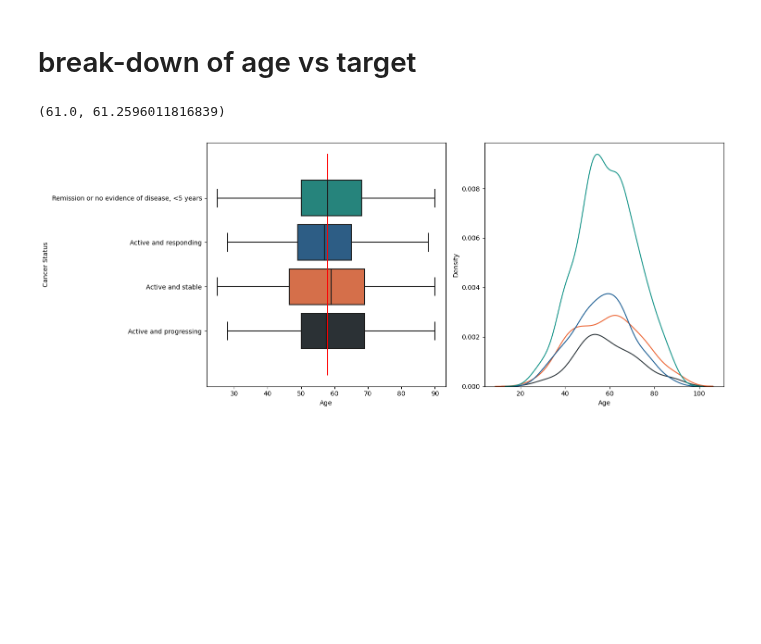
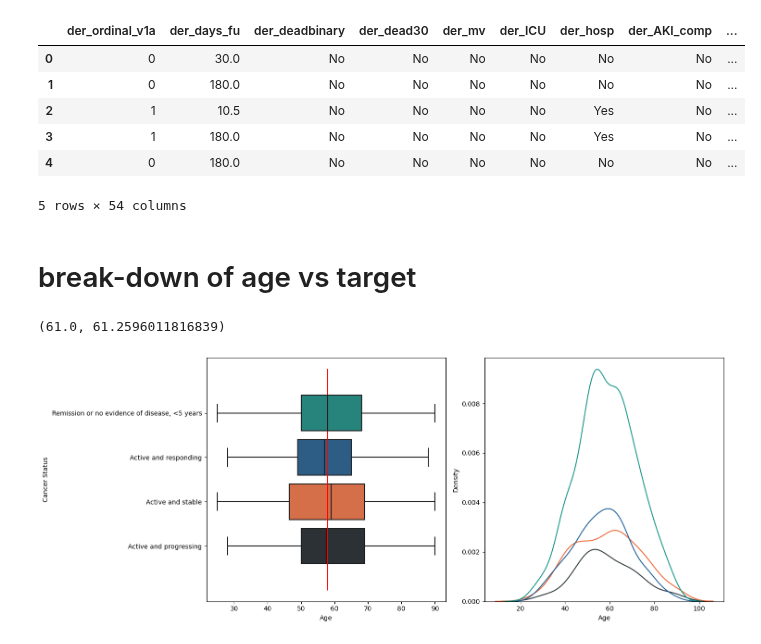
Before and after one commit to HSaleem352/Bootcamp-Project1, a Jupyter notebook: data_cleaning_dean.ipynb, the cells around one changed output. Drawn from its saved outputs; the diff is of its cells as text; code cells hidden in the pictures; blank space fills up the shorter version.

```diff
--- a/data_cleaning_dean.ipynb
+++ b/data_cleaning_dean.ipynb
@@ -1,21 +1,30 @@
 # %%
 !pip install -q pyreadr seaborn
-!wget -O 48_-_breast_cancer_data.RData "https://zenodo.org/records/7657781/files/48_-_breast_cancer_data.RData?download=1"
+# !wget -O 48_-_breast_cancer_data.RData "https://zenodo.org/records/7657781/files/48_-_breast_cancer_data.RData?download=1"
 
 import pyreadr
 import pandas as pd
 import seaborn as sns
 import matplotlib.pyplot as plt
 import numpy as np
+from scipy import stats
 
 
 raw_data = pyreadr.read_r('48_-_breast_cancer_data.RData')['out']
 raw_data.to_csv('dataset')
 
 df = raw_data.copy()
 
 df = df.drop(index=1285)
-df
+df.head()
+# %% [output]
+|  | der_ordinal_v1a | der_days_fu | der_deadbinary | der_dead30 | der_mv | der_ICU | der_hosp | der_AKI_comp | ... |
+| 0 | 0 | 30.0 | No | No | No | No | No | No | ... |
+| 1 | 0 | 180.0 | No | No | No | No | No | No | ... |
+| 2 | 1 | 10.5 | No | No | No | No | Yes | No | ... |
+| 3 | 1 | 180.0 | No | No | No | No | Yes | No | ... |
+| 4 | 0 | 180.0 | No | No | No | No | No | No | ... |
+5 rows × 54 columns
 # %% [markdown]
 # break-down of age vs target
 # %%
```
Also changed, not shown: parts of 9 cells of this notebook.
